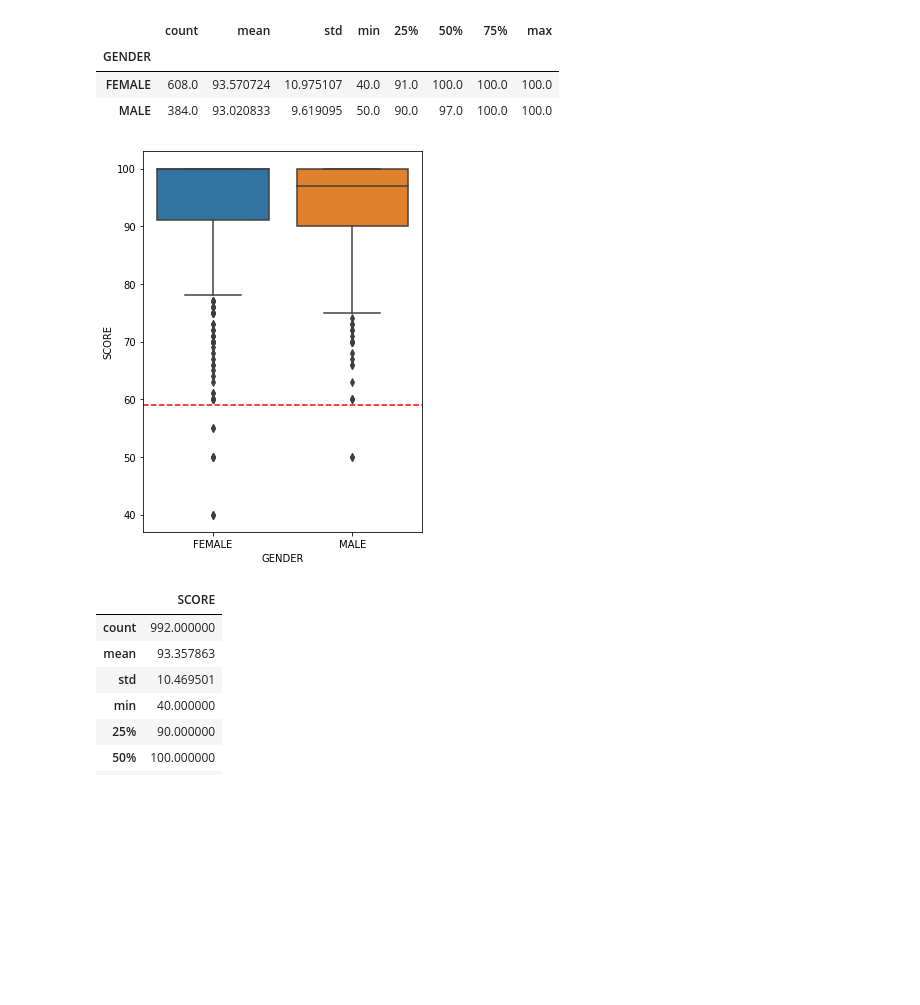
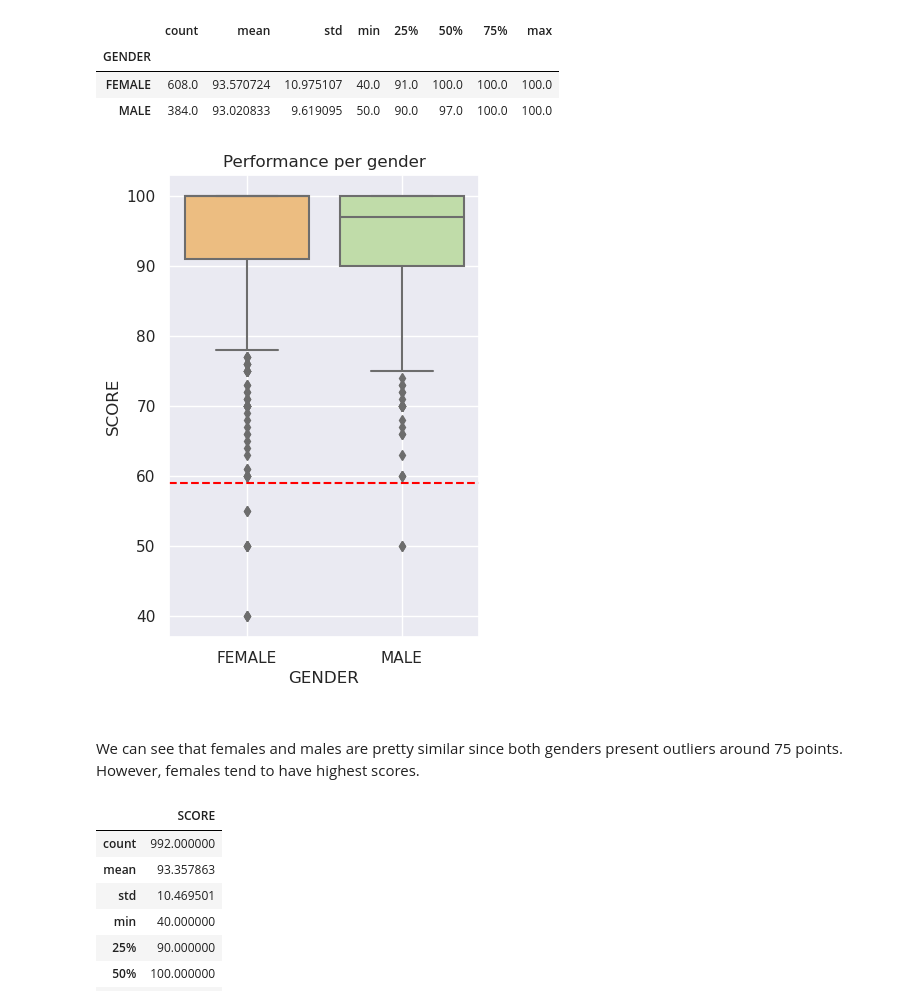
Before and after one commit to oscarsanders/Students-Analysis, a Jupyter notebook: students_analysis.ipynb, the cells around one changed output. Saved outputs shown, nothing was run; the diff lists cells and outputs as text; code cells hidden in the pictures; blank space fills up the shorter version.

```diff
--- a/students_analysis.ipynb
+++ b/students_analysis.ipynb
@@ -64,10 +74,21 @@ scores.groupby('GENDER')['SCORE'].describe()
 | FEMALE | 608.0 | 93.570724 | 10.975107 | 40.0 | 91.0 | 100.0 | 100.0 | 100.0 |
 | MALE | 384.0 | 93.020833 | 9.619095 | 50.0 | 90.0 | 97.0 | 100.0 | 100.0 |
 # %%
-plt.rcParams["figure.figsize"] = [5, 7]
-plt.axhline(59, ls='--', c='red')
-sns.boxplot(x='GENDER', y='SCORE', data=scores)
+# boxplots per gender
+sns.set()
+plt.rcParams["figure.figsize"] = [4, 6]
+fig, ax = plt.subplots()
+ax.axhline(59, ls='--', c='red')
+sns.boxplot(y='SCORE', x='GENDER',
+            data=scores,
+            palette="Spectral"
+           ).set(title='Performance per gender')
+ax.yaxis.grid(True)
+ax.xaxis.grid(True)
 plt.show()
 # %% [output]
-[figure, old version]
+[figure, new version]
+# %% [markdown]
+#
+We can see that females and males are pretty similar since both genders present outliers around 75 points. However, females tend to have highest scores.
 # %%
```
Also changed, not shown: parts of 76 cells of this notebook.
